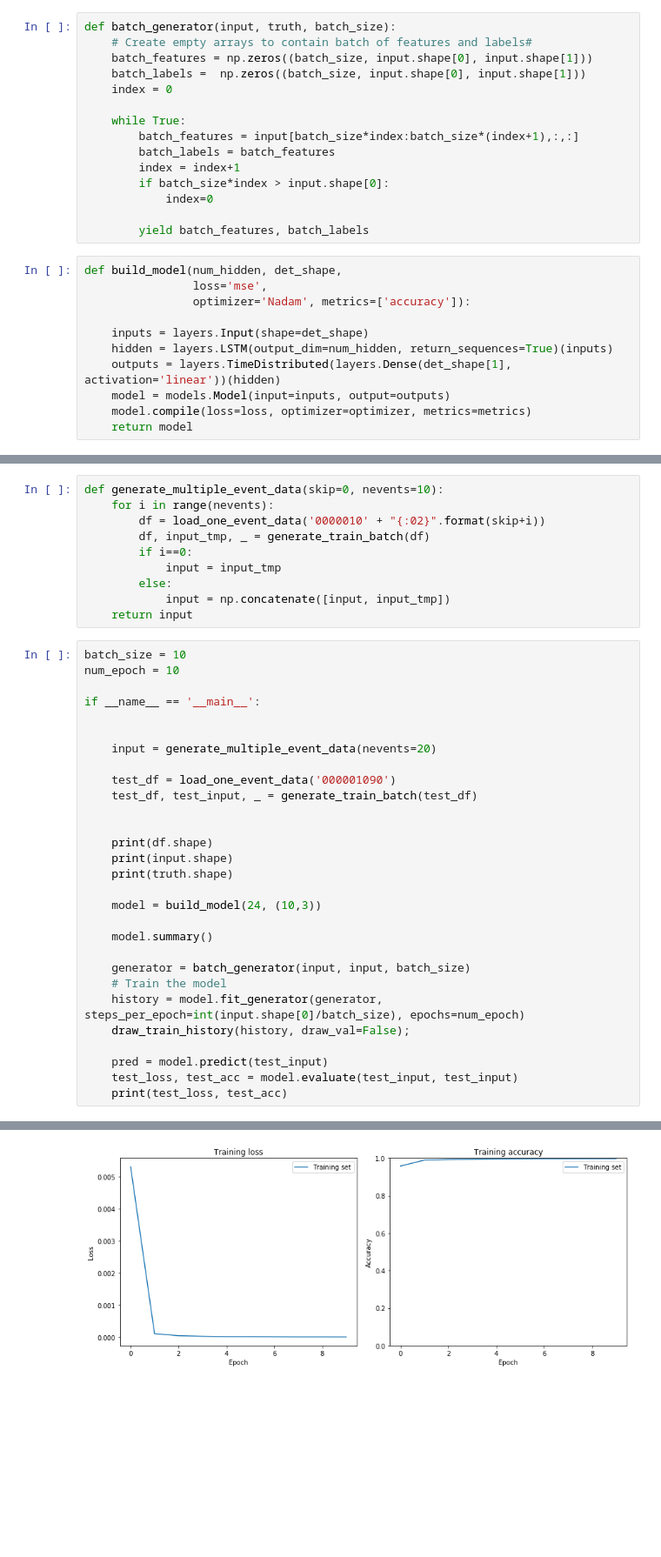
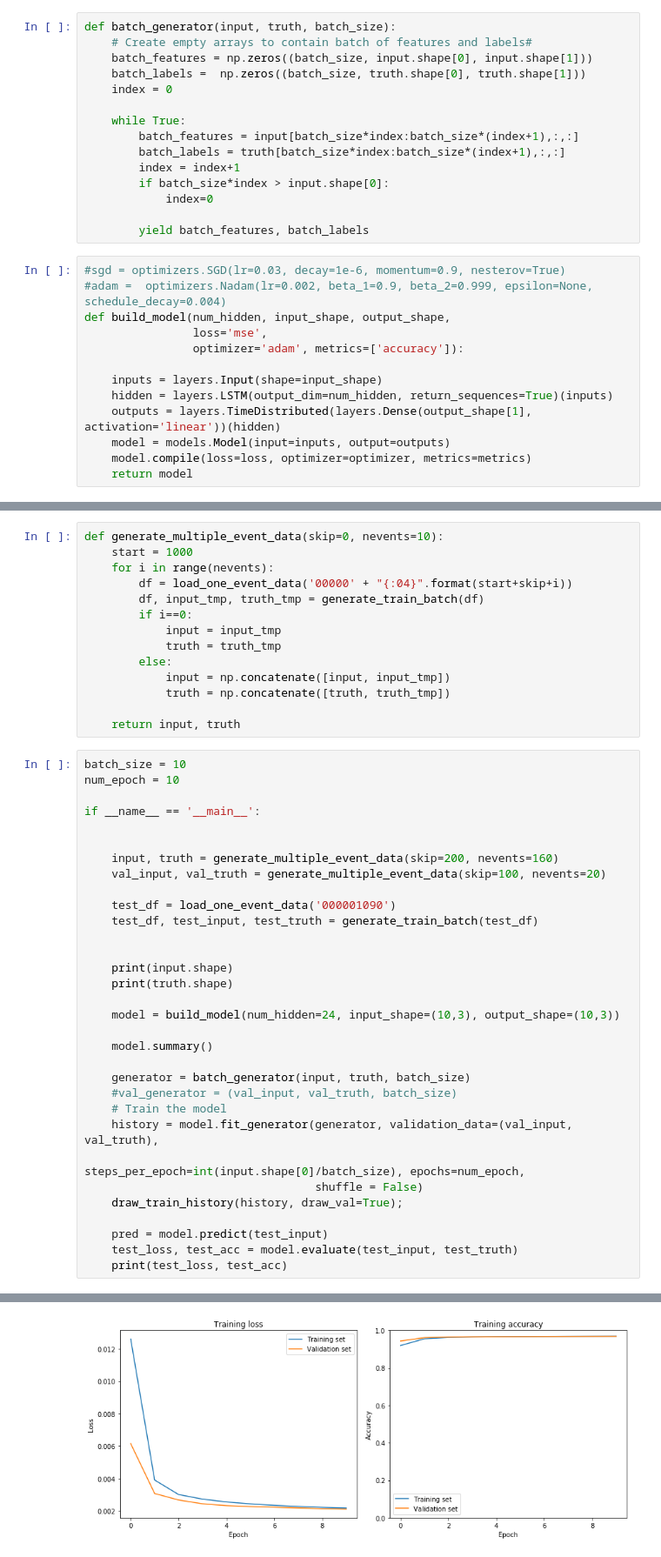
Before and after one commit to nicolefinnie/kaggle-trackml, a Jupyter notebook: src/notebooks/EDA/train_LSTM.ipynb, the cells around one changed output, grey strips where cells are left out. Shown at 87% size. Drawn from its saved outputs; the diff is of its cells as text; blank space fills up the shorter version.

```diff
--- a/src/notebooks/EDA/train_LSTM.ipynb
+++ b/src/notebooks/EDA/train_LSTM.ipynb
@@ -75,25 +75,27 @@ def generate_train_batch(df):
 def batch_generator(input, truth, batch_size):
     # Create empty arrays to contain batch of features and labels#
     batch_features = np.zeros((batch_size, input.shape[0], input.shape[1]))
-    batch_labels =  np.zeros((batch_size, input.shape[0], input.shape[1]))
+    batch_labels =  np.zeros((batch_size, truth.shape[0], truth.shape[1]))
     index = 0
 
     while True:
         batch_features = input[batch_size*index:batch_size*(index+1),:,:]
-        batch_labels = batch_features
+        batch_labels = truth[batch_size*index:batch_size*(index+1),:,:]
         index = index+1
         if batch_size*index > input.shape[0]:
             index=0
 
         yield batch_features, batch_labels
 # %%
-def build_model(num_hidden, det_shape,
+#sgd = optimizers.SGD(lr=0.03, decay=1e-6, momentum=0.9, nesterov=True)
+#adam =  optimizers.Nadam(lr=0.002, beta_1=0.9, beta_2=0.999, epsilon=None, schedule_decay=0.004)
+def build_model(num_hidden, input_shape, output_shape,
                 loss='mse',
-                optimizer='Nadam', metrics=['accuracy']):
+                optimizer='adam', metrics=['accuracy']):
 
-    inputs = layers.Input(shape=det_shape)
+    inputs = layers.Input(shape=input_shape)
     hidden = layers.LSTM(output_dim=num_hidden, return_sequences=True)(inputs)
-    outputs = layers.TimeDistributed(layers.Dense(det_shape[1], activation='linear'))(hidden)
+    outputs = layers.TimeDistributed(layers.Dense(output_shape[1], activation='linear'))(hidden)
     model = models.Model(input=inputs, output=outputs)
     model.compile(loss=loss, optimizer=optimizer, metrics=metrics)
     return model
@@ -159,14 +162,18 @@ def draw_prediction(input, predict):
         if n==50: plt.show(1)
 # %%
 def generate_multiple_event_data(skip=0, nevents=10):
+    start = 1000
     for i in range(nevents):
-        df = load_one_event_data('0000010' + "{:02}".format(skip+i))
-        df, input_tmp, _ = generate_train_batch(df)
+        df = load_one_event_data('00000' + "{:04}".format(start+skip+i))
+        df, input_tmp, truth_tmp = generate_train_batch(df)
         if i==0:
             input = input_tmp
+            truth = truth_tmp
         else:
             input = np.concatenate([input, input_tmp])
-    return input
+            truth = np.concatenate([truth, truth_tmp])
+
+    return input, truth
 # %%
 batch_size = 10
 num_epoch = 10
@@ -174,26 +181,29 @@ num_epoch = 10
 if __name__ == '__main__':
 
 
-    input = generate_multiple_event_data(nevents=20)
+    input, truth = generate_multiple_event_data(skip=200, nevents=160)
+    val_input, val_truth = generate_multiple_event_data(skip=100, nevents=20)
 
     test_df = load_one_event_data('000001090')
-    test_df, test_input, _ = generate_train_batch(test_df)
+    test_df, test_input, test_truth = generate_train_batch(test_df)
 
 
-    print(df.shape)
     print(input.shape)
     print(truth.shape)
 
-    model = build_model(24, (10,3))
+    model = build_model(num_hidden=24, input_shape=(10,3), output_shape=(10,3))
 
     model.summary()
 
-    generator = batch_generator(input, input, batch_size)
+    generator = batch_generator(input, truth, batch_size)
+    #val_generator = (val_input, val_truth, batch_size)
     # Train the model
-    history = model.fit_generator(generator, steps_per_epoch=int(input.shape[0]/batch_size), epochs=num_epoch)
-    draw_train_history(history, draw_val=False);
+    history = model.fit_generator(generator, validation_data=(val_input, val_truth),
+                                  steps_per_epoch=int(input.shape[0]/batch_size), epochs=num_epoch,
+                                  shuffle = False)
+    draw_train_history(history, draw_val=True);
 
     pred = model.predict(test_input)
-    test_loss, test_acc = model.evaluate(test_input, test_input)
+    test_loss, test_acc = model.evaluate(test_input, test_truth)
     print(test_loss, test_acc)
 # %% [output]
@@ -233,2 +229,2 @@ Epoch 10/10
-[figure, old version]
+[figure, new version]
 # %%
```
Also changed, not shown: parts of 5 cells of this notebook, 2 other files.
